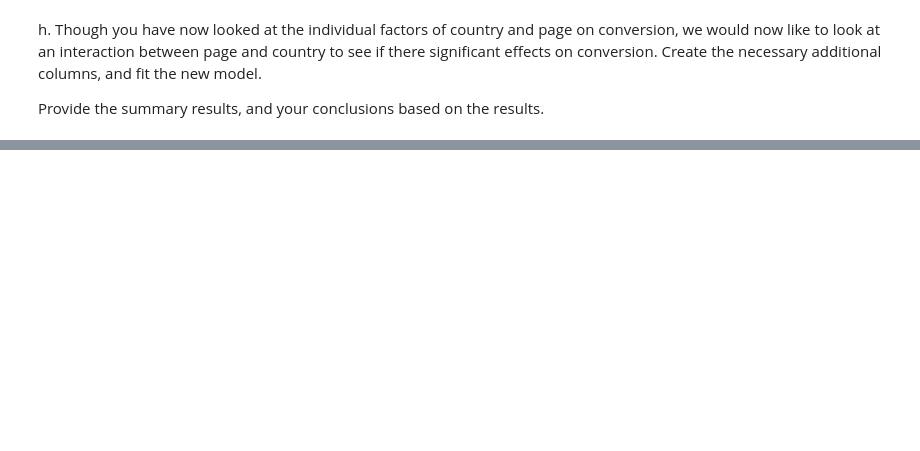
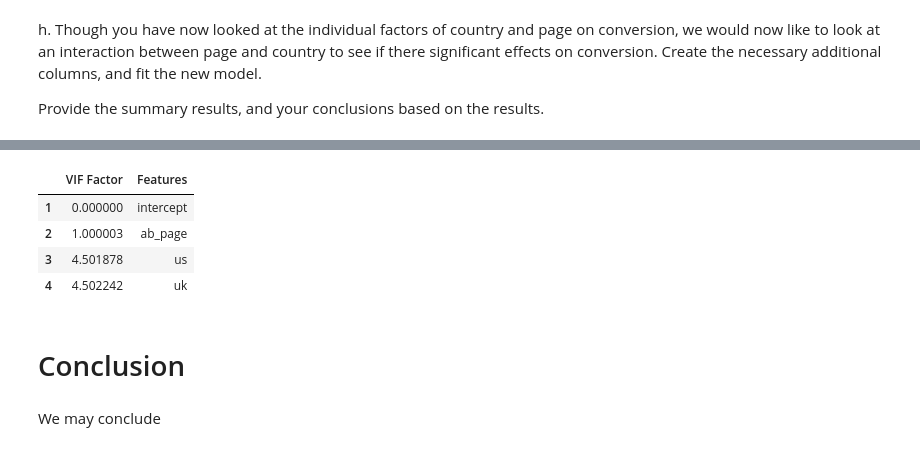
Before and after one commit to DavitLomadze/AnalyzeABTestResults-2, a Jupyter notebook: Analyze_ab_test_results_notebook.ipynb, the cells around one changed output, grey strips where cells are left out. Drawn from its saved outputs; the diff is of its cells as text; code cells hidden in the pictures; blank space fills up the shorter version.

```diff
--- a/Analyze_ab_test_results_notebook.ipynb
+++ b/Analyze_ab_test_results_notebook.ipynb
@@ -394,5 +419,7 @@ df_new.head()
 h. Though you have now looked at the individual factors of country and page on conversion, we would now like to look at an interaction between page and country to see if there significant effects on conversion.  Create the necessary additional columns, and fit the new model.
 
 Provide the summary results, and your conclusions based on the results.
+# %%
+y, X = dmatrices('converted ~ intercept + ab_page + us + uk', df_new, return_type= 'dataframe')
 # %%
 ### Fit Your Linear Model And Obtain the Results
@@ -423,0 +427,2 @@ Notes:
+# %%
+vf = pd.DataFrame()
@@ -423,0 +433,3 @@ Notes:
+# %%
+vf['VIF Factor'] = [vif(X.values, i) for i in range(X.shape[1])]
+vf['Features'] = X.columns
@@ -423,0 +462,12 @@ Notes:
+# %%
+vf[1:]
+# %% [output]
+|  | VIF Factor | Features |
+| 1 | 0.000000 | intercept |
+| 2 | 1.000003 | ab_page |
+| 3 | 4.501878 | us |
+| 4 | 4.502242 | uk |
+# %% [markdown]
+# Conclusion
+# %% [markdown]
+We may conclude
```
Also changed, not shown: parts of 23 cells of this notebook.
